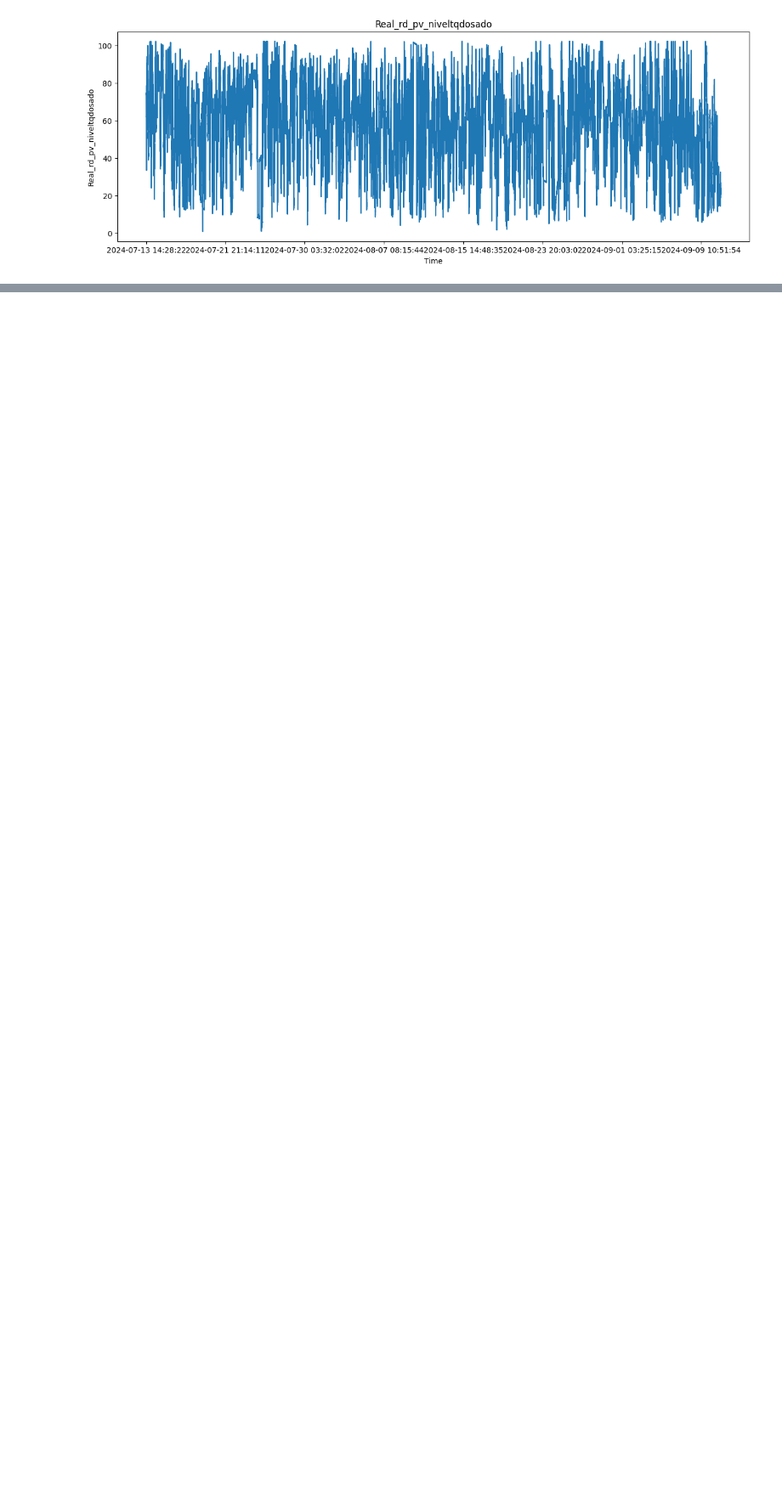
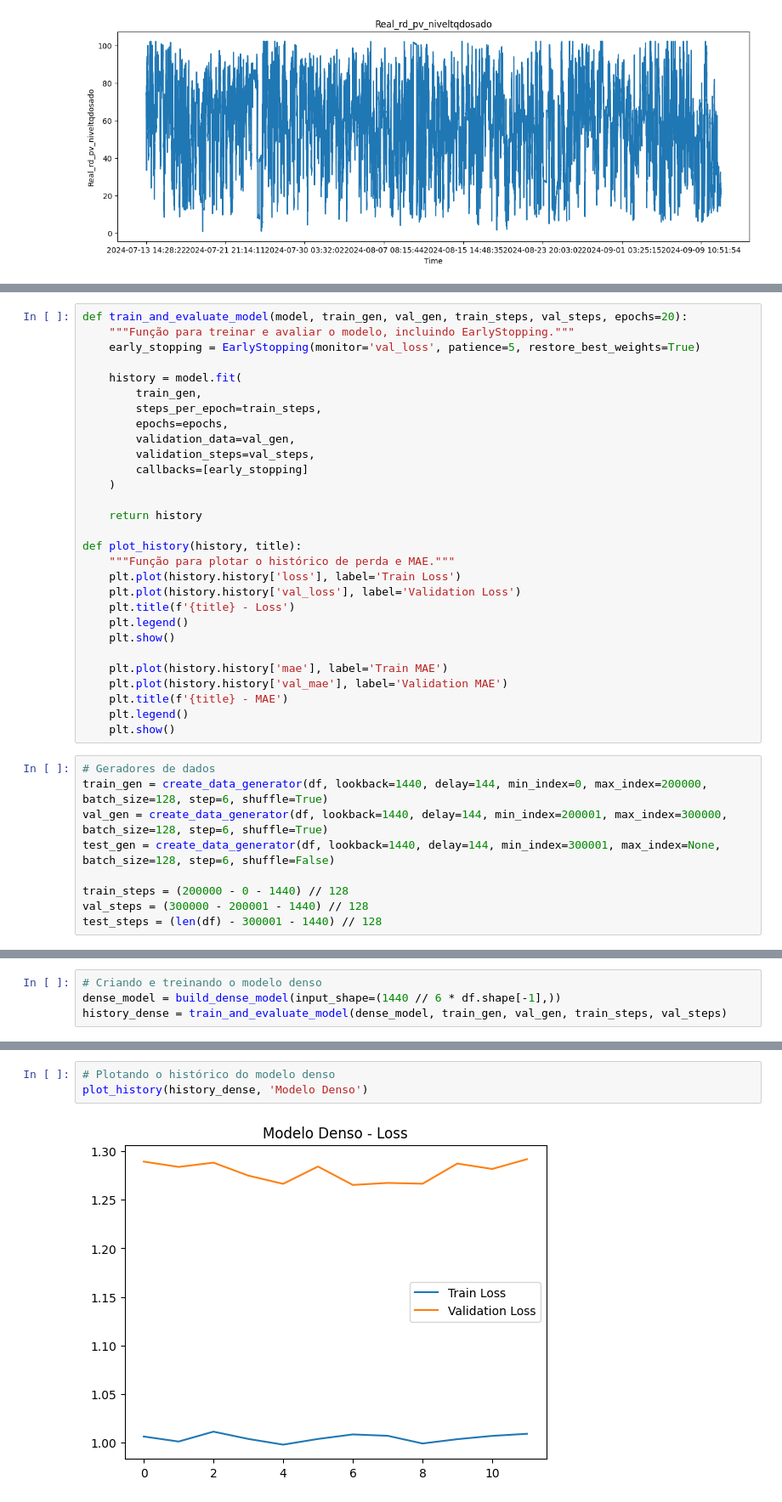
Before and after one commit to vinifm/pentagro, a Jupyter notebook: src/main.ipynb, the cells around one changed output, grey strips where cells are left out. Shown at 85% size. Drawn from its saved outputs; the diff is of its cells as text; blank space fills up the shorter version.

Commit message:
adding model

```diff
--- a/src/main.ipynb
+++ b/src/main.ipynb
@@ -44,0 +188,38 @@ for column in df.columns:
+# %%
+def train_and_evaluate_model(model, train_gen, val_gen, train_steps, val_steps, epochs=20):
+    """Função para treinar e avaliar o modelo, incluindo EarlyStopping."""
+    early_stopping = EarlyStopping(monitor='val_loss', patience=5, restore_best_weights=True)
+
+    history = model.fit(
+        train_gen,
+        steps_per_epoch=train_steps,
+        epochs=epochs,
+        validation_data=val_gen,
+        validation_steps=val_steps,
+        callbacks=[early_stopping]
+    )
+
+    return history
+
+def plot_history(history, title):
+    """Função para plotar o histórico de perda e MAE."""
+    plt.plot(history.history['loss'], label='Train Loss')
+    plt.plot(history.history['val_loss'], label='Validation Loss')
+    plt.title(f'{title} - Loss')
+    plt.legend()
+    plt.show()
+
+    plt.plot(history.history['mae'], label='Train MAE')
+    plt.plot(history.history['val_mae'], label='Validation MAE')
+    plt.title(f'{title} - MAE')
+    plt.legend()
+    plt.show()
+# %%
+# Geradores de dados
+train_gen = create_data_generator(df, lookback=1440, delay=144, min_index=0, max_index=200000, batch_size=128, step=6, shuffle=True)
+val_gen = create_data_generator(df, lookback=1440, delay=144, min_index=200001, max_index=300000, batch_size=128, step=6, shuffle=True)
+test_gen = create_data_generator(df, lookback=1440, delay=144, min_index=300001, max_index=None, batch_size=128, step=6, shuffle=False)
+
+train_steps = (200000 - 0 - 1440) // 128
+val_steps = (300000 - 200001 - 1440) // 128
+test_steps = (len(df) - 300001 - 1440) // 128
@@ -44,0 +235,4 @@ for column in df.columns:
+# %%
+# Criando e treinando o modelo denso
+dense_model = build_dense_model(input_shape=(1440 // 6 * df.shape[-1],))
+history_dense = train_and_evaluate_model(dense_model, train_gen, val_gen, train_steps, val_steps)
@@ -44,0 +257,5 @@ for column in df.columns:
+# %%
+# Plotando o histórico do modelo denso
+plot_history(history_dense, 'Modelo Denso')
+# %% [output]
+[figure, added]
```
Also changed, not shown: parts of 33 cells of this notebook.
